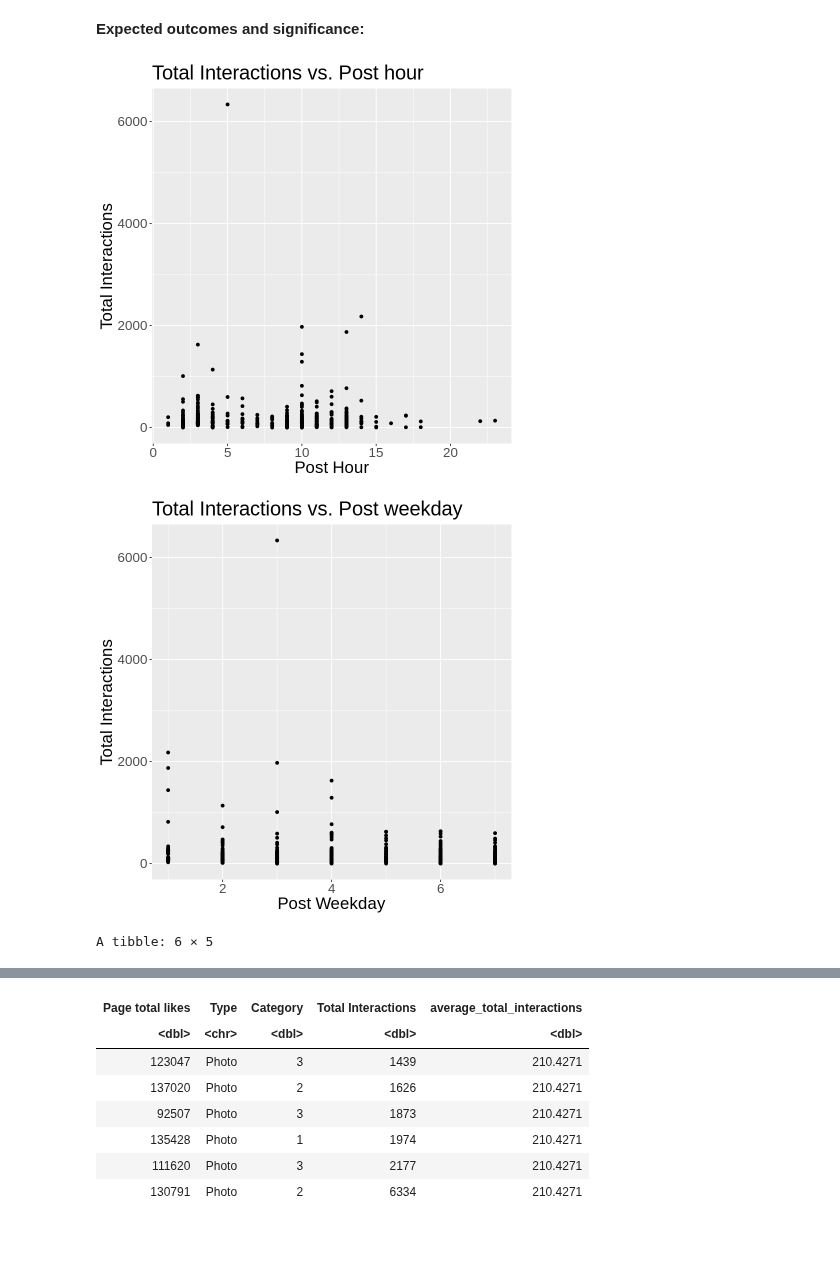
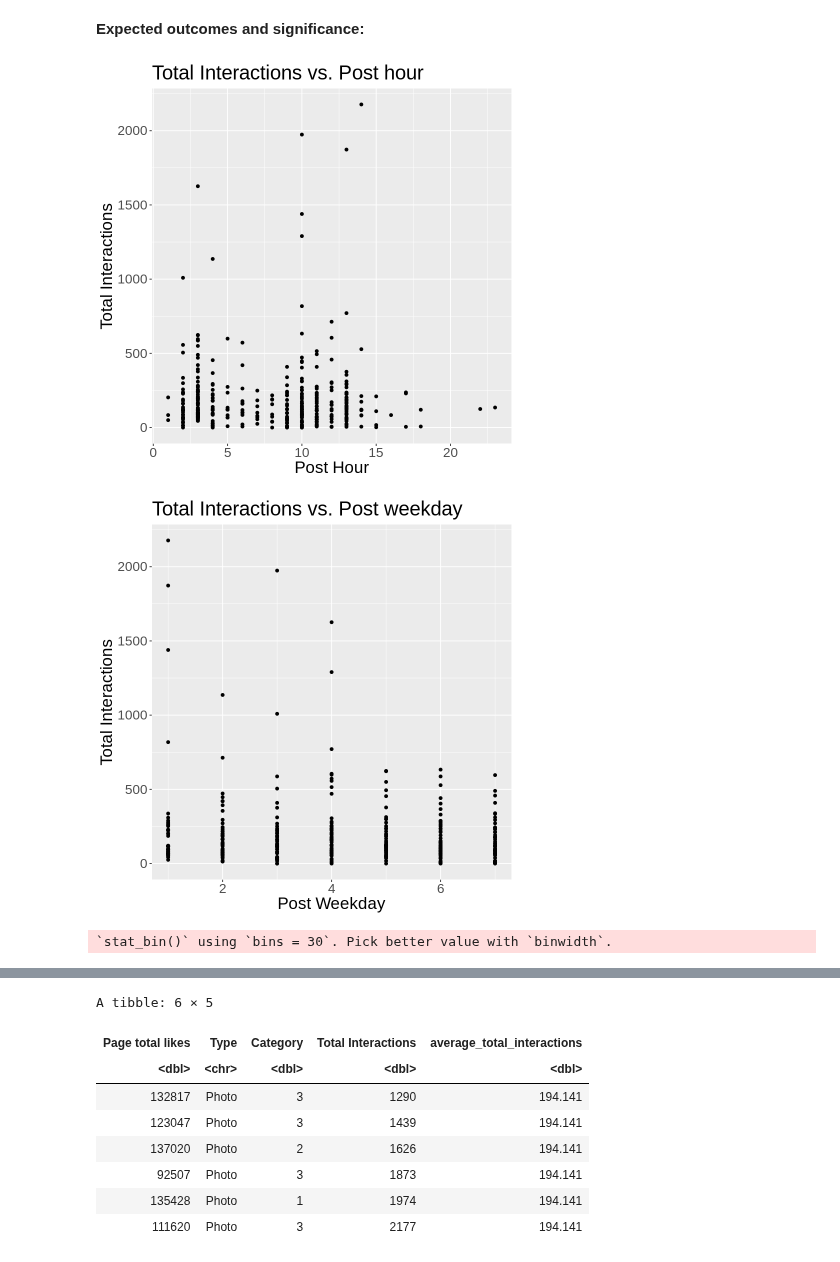
Before and after one commit to amellios/data_science_woohoo, a Jupyter notebook: OwO.ipynb, the cells around one changed output, grey strips where cells are left out. Cells and saved outputs as stored; diff of their text form; code cells hidden in the pictures.

```diff
--- a/OwO.ipynb
+++ b/OwO.ipynb
@@ -77,40 +59,56 @@ set.seed(1)
 
 #Split into training (75 percent of data set) and test data
 facebook_split <- initial_split(facebook, prop = 0.75, strata = `Total Interactions`)
 facebook_train <- training(facebook_split)
 facebook_test <- testing(facebook_split)
 
+#Filter Outliers
+facebook_train_filter <- filter(facebook_train, `Total Interactions` < 5000)
+
 #ScatterPlot for Total Interactions Every Hour
-facebook_plot = ggplot(data = facebook_train, aes(x = `Post Hour`, y = `Total Interactions`)) +
+facebook_plot = ggplot(data = facebook_train_filter, aes(x = `Post Hour`, y = `Total Interactions`)) +
     geom_point() +
     labs(title = "Total Interactions vs. Post hour") +
     theme(text = element_text(size = 20))
 facebook_plot
 
 #ScatterPlot for Total Interactions Every Weekday
-facebook_plot2 = ggplot(data = facebook_train, aes(x = `Post Weekday`, y = `Total Interactions`)) +
+facebook_plot2 = ggplot(data = facebook_train_filter, aes(x = `Post Weekday`, y = `Total Interactions`)) +
     geom_point() +
     labs(title = "Total Interactions vs. Post weekday") +
     theme(text = element_text(size = 20))
 facebook_plot2
 
 #Plot for Total Interactions Every Month
-facebook_plot3 = ggplot(data = facebook_train, aes(x = `Post Month`, y = `Total Interactions`)) +
+facebook_plot3 = ggplot(data = facebook_train_filter, aes(x = `Post Month`, y = `Total Interactions`)) +
     geom_point() +
     labs(title = "Total Interactions vs. Post month") +
     theme(text = element_text(size = 20))
 facebook_plot3
 
-#Average of total interactions
-results <- mean(facebook_train[["Total Interactions"]])
+#Distribution of Total Interactions
+distribution_histogram <- ggplot(facebook_train_filter1, aes(x = `Total Interactions`)) +
+                          geom_histogram(position = "identity")
+distribution_histogram
+
+#Min, Max, and Average of Total Interactions
+min_interactions <- min(facebook_train_filter[["Total Interactions"]])
+max_interactions <- max(facebook_train_filter[["Total Interactions"]])
+average_interactions <- mean(facebook_train_filter[["Total Interactions"]])
+
+#Total Number of Observations
+observation_total <- nrow(facebook_train_filter)
+
+#Total Number of Variables
+variable_total <- ncol(facebook_train_filter)
 
 #Exploratory Data Analysis Table
-fb_test_table = facebook_train %>%
-    mutate(facebook_train, average_total_interactions = results) %>%
+fb_test_table = facebook_train_filter %>%
+    mutate(facebook_train_filter, average_total_interactions = results) %>%
     select(`Page total likes`, Type, Category, `Total Interactions`, average_total_interactions) %>%
     arrange(`Total Interactions`)
 tail(fb_test_table)
 # %% [output]
-[figure, old version]
+[figure, new version]
-[figure, old version]
+[figure, new version]
-A tibble: 6 × 5
+`stat_bin()` using `bins = 30`. Pick better value with `binwidth`.
@@ -117,8 +116,9 @@ A tibble: 6 × 5
+A tibble: 6 × 5
 | Page total likes | Type | Category | Total Interactions | average_total_interactions |
 | <dbl> | <chr> | <dbl> | <dbl> | <dbl> |
-| 123047 | Photo | 3 | 1439 | 210.4271 |
-| 137020 | Photo | 2 | 1626 | 210.4271 |
-| 92507 | Photo | 3 | 1873 | 210.4271 |
-| 135428 | Photo | 1 | 1974 | 210.4271 |
-| 111620 | Photo | 3 | 2177 | 210.4271 |
-| 130791 | Photo | 2 | 6334 | 210.4271 |
+| 132817 | Photo | 3 | 1290 | 194.141 |
+| 123047 | Photo | 3 | 1439 | 194.141 |
+| 137020 | Photo | 2 | 1626 | 194.141 |
+| 92507 | Photo | 3 | 1873 | 194.141 |
+| 135428 | Photo | 1 | 1974 | 194.141 |
+| 111620 | Photo | 3 | 2177 | 194.141 |
```
Also changed, not shown: parts of 6 cells of this notebook.
